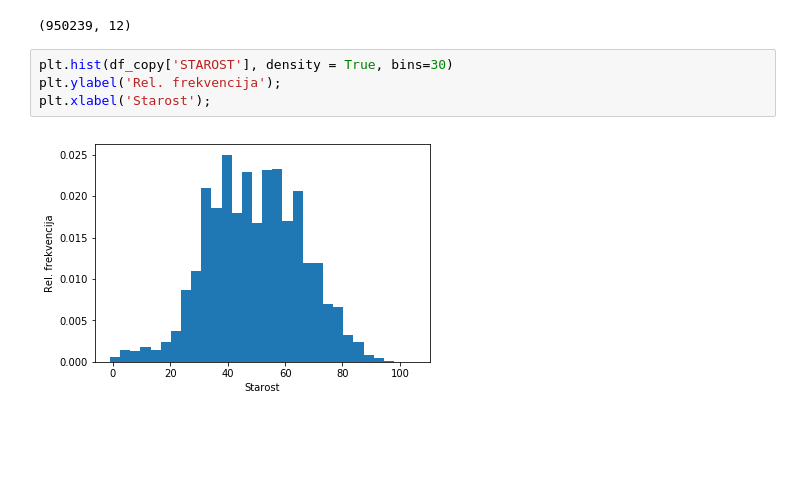
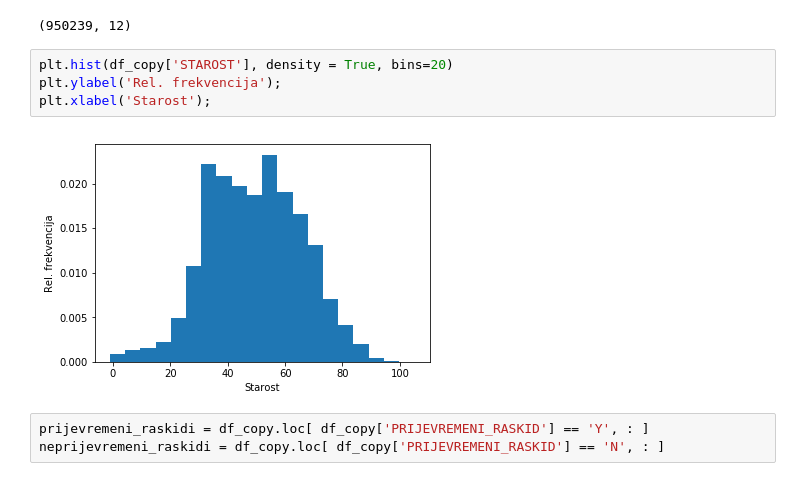
Before and after one commit to drajsel/Outliers, a Jupyter notebook: EDA-Outliers.ipynb, the cells around one changed output. Cells and saved outputs as stored; diff of their text form; blank space fills up the shorter version.

```diff
--- a/EDA-Outliers.ipynb
+++ b/EDA-Outliers.ipynb
@@ -201,8 +201,11 @@ df_copy.shape
 # %% [output]
 (950239, 12)
 # %%
-plt.hist(df_copy['STAROST'], density = True, bins=30)
+plt.hist(df_copy['STAROST'], density = True, bins=20)
 plt.ylabel('Rel. frekvencija');
 plt.xlabel('Starost');
 # %% [output]
-[figure, old version]
+[figure, new version]
+# %%
+prijevremeni_raskidi = df_copy.loc[ df_copy['PRIJEVREMENI_RASKID'] == 'Y', : ]
+neprijevremeni_raskidi = df_copy.loc[ df_copy['PRIJEVREMENI_RASKID'] == 'N', : ]
```
Also changed, not shown: parts of 6 cells of this notebook.
